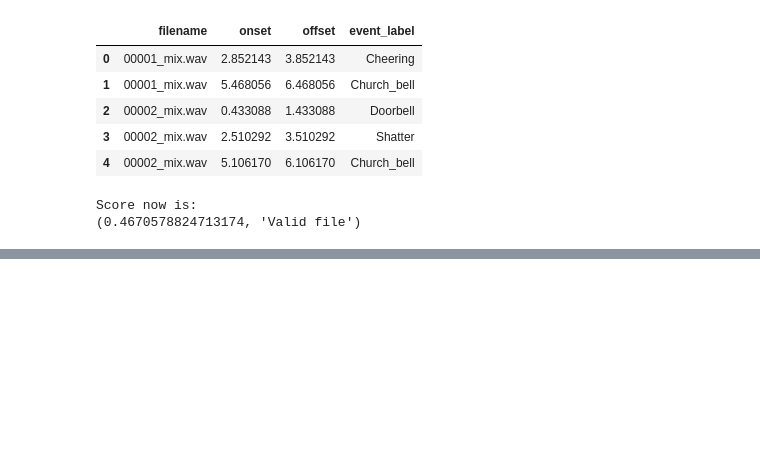
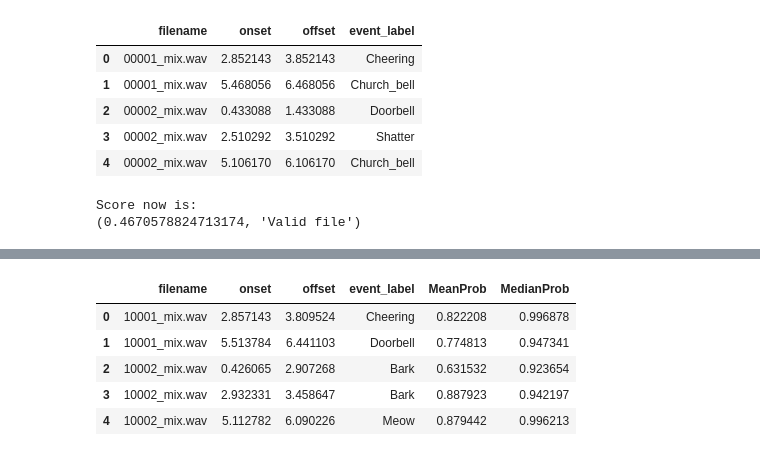
Before and after one commit to ajochim/bbdc2021, a Jupyter notebook: trainings/simple_AudioSet_Classification_jannes.ipynb, the cells around one changed output, grey strips where cells are left out. Drawn from its saved outputs; the diff is of its cells as text; code cells hidden in the pictures; blank space fills up the shorter version.

```diff
--- a/trainings/simple_AudioSet_Classification_jannes.ipynb
+++ b/trainings/simple_AudioSet_Classification_jannes.ipynb
@@ -227,7 +227,7 @@ madePrediction.head()
 currentFile = ""
 X = []
 Y = []
-for index, row in madePrediction.iterrows():
+for index, row in firstPrediction.iterrows():
     if currentFile!=row["filename"]:
         currentFile = row["filename"]
         features = np.genfromtxt(pathToDataDir + pathToDataset +"/dev/" + row["filename"].replace(".wav", ".csv"), delimiter=',')
@@ -257,0 +273,36 @@ Score now is:
+# %%
+currentFile = ""
+X = []
+Y = []
+for index, row in firstPrediction.iterrows():
+    if currentFile!=row["filename"]:
+        currentFile = row["filename"]
+        features = np.genfromtxt(pathToDataDir + pathToDataset +"/eval/" + row["filename"].replace(".wav", ".csv"), delimiter=',')
+    indices = np.logical_and(features[:,0]>=row["onset"], features[:,0]<=row["offset"])
+    X.append(features[indices, 1:])
+    Y.append(bbdc.LABEL_DICT[row["event_label"]])
+# %%
+secondPrediction = []
+for i in range(len(X)):
+    if X[i].shape[0]>=44:
+        pred = np.argmax(model.predict(np.array([X[i]])))
+        if pred==0:
+            secondPrediction.append(Y[i])
+        else:
+            secondPrediction.append(pred)
+    else:
+        secondPrediction.append(Y[i])
+
+secondLabel = [bbdc.invLabelMap[pred] for pred in secondPrediction]
+secondPredictionDf = firstPrediction.copy()
+secondPredictionDf["event_label"]=secondLabel
+secondPredictionDf.to_csv("../predictions/jannes/secondPredictionChallenge.csv", index=False)
+# %%
+secondPredictionDf.head()
+# %% [output]
+|  | filename | onset | offset | event_label | MeanProb | MedianProb |
+| 0 | 10001_mix.wav | 2.857143 | 3.809524 | Cheering | 0.822208 | 0.996878 |
+| 1 | 10001_mix.wav | 5.513784 | 6.441103 | Doorbell | 0.774813 | 0.947341 |
+| 2 | 10002_mix.wav | 0.426065 | 2.907268 | Bark | 0.631532 | 0.923654 |
+| 3 | 10002_mix.wav | 2.932331 | 3.458647 | Bark | 0.887923 | 0.942197 |
+| 4 | 10002_mix.wav | 5.112782 | 6.090226 | Meow | 0.879442 | 0.996213 |
```
Also changed, not shown: parts of 12 cells of this notebook.
